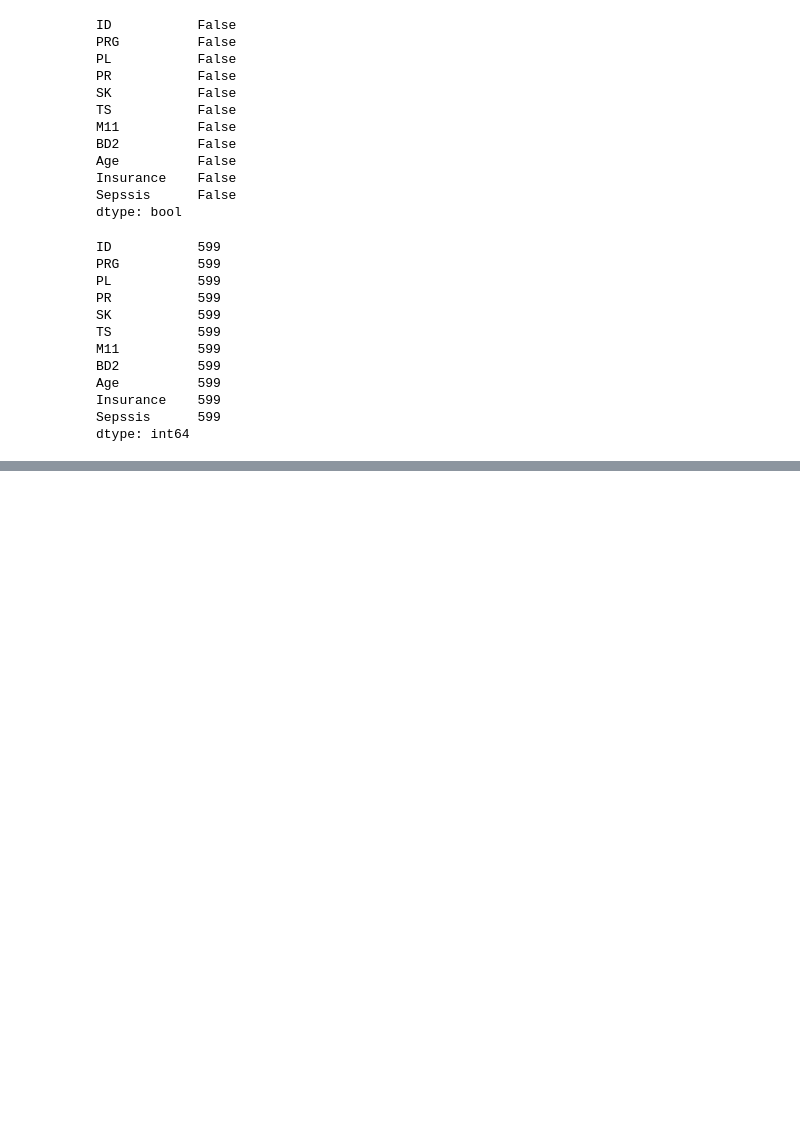
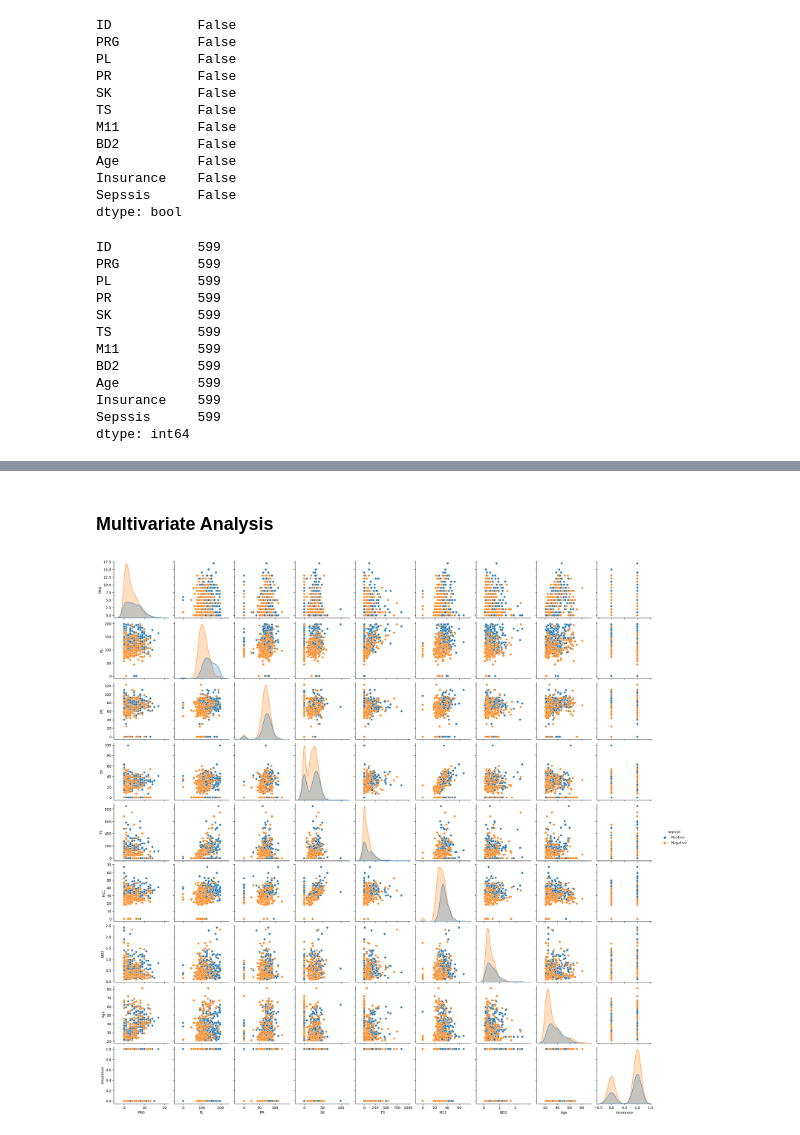
Before and after one commit to Ysafi1/MachineLearningModel_FastAPI, a Jupyter notebook: dev/main.ipynb, the cells around one changed output, grey strips where cells are left out. Drawn from its saved outputs; the diff is of its cells as text; code cells hidden in the pictures; blank space fills up the shorter version.

```diff
--- a/dev/main.ipynb
+++ b/dev/main.ipynb
@@ -146,0 +245,6 @@ dtype: int64
+# %% [markdown]
+### Multivariate Analysis
+# %%
+sns.pairplot(df, hue='Sepssis');
+# %% [output]
+[figure, added]
```
Also changed, not shown: parts of 19 cells of this notebook.
